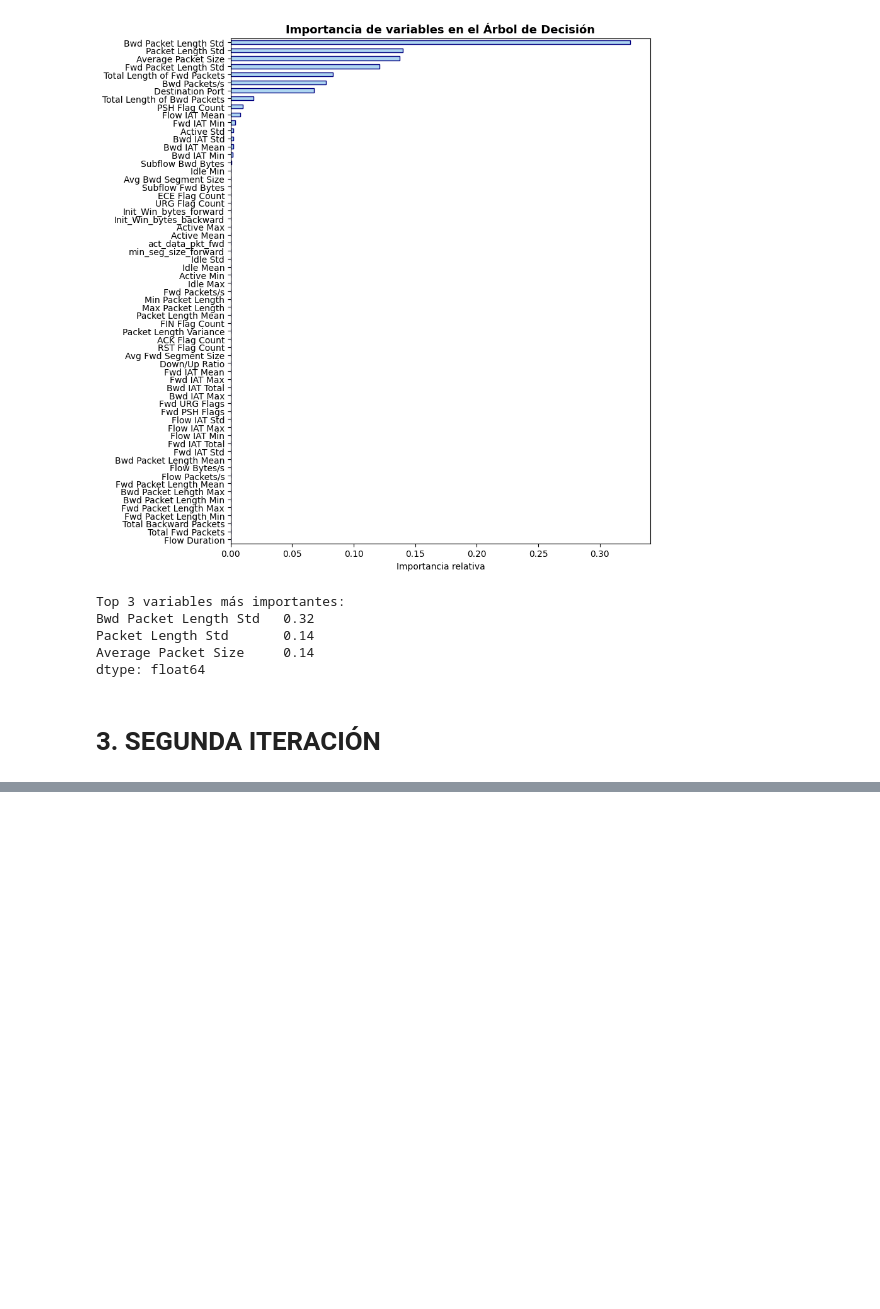
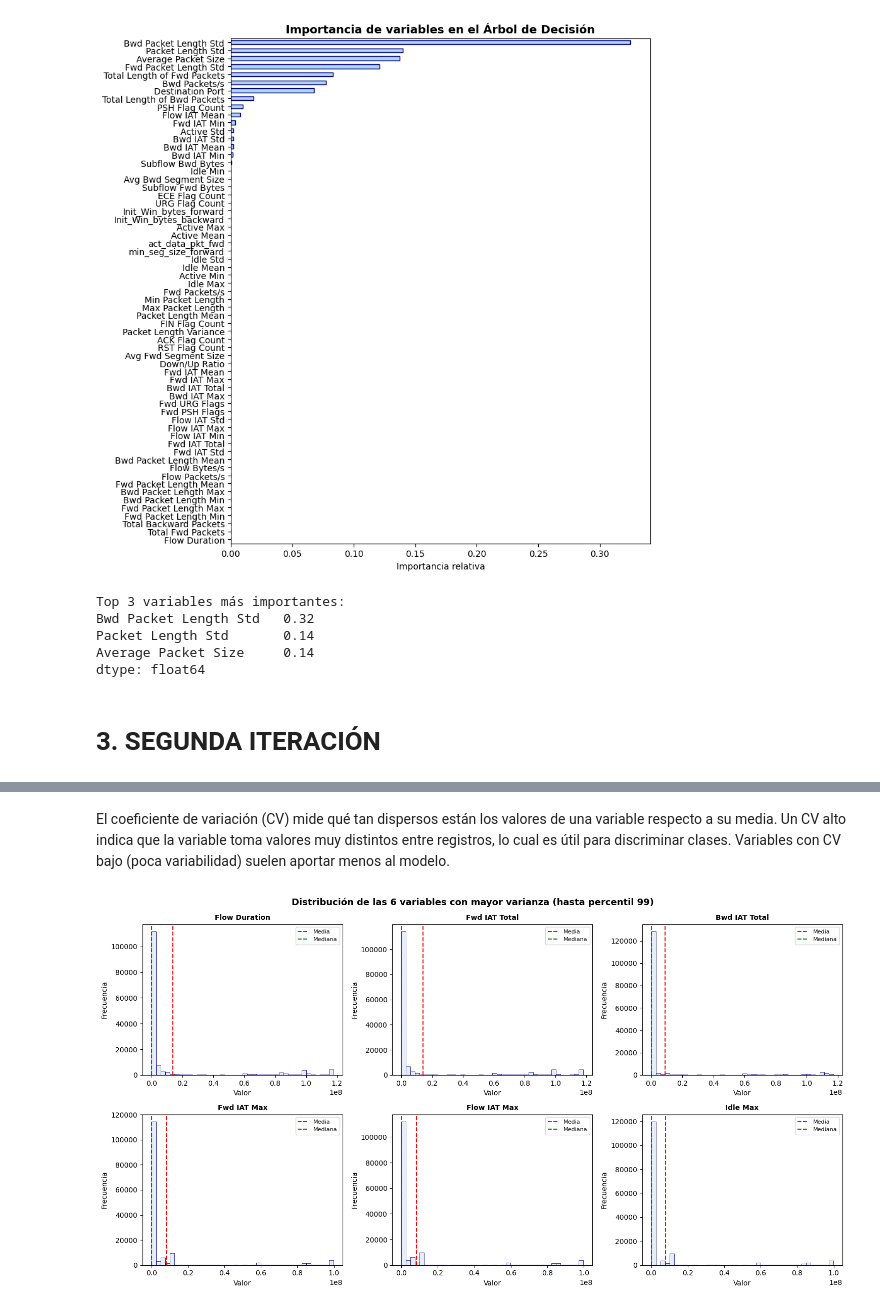
Before and after one commit to jotaeleb/tif-ciencias-de-datos, a Jupyter notebook: notebooks/proyecto_entrenamiento.ipynb, the cells around one changed output, grey strips where cells are left out. Cells and saved outputs as stored; diff of their text form; code cells hidden in the pictures; blank space fills up the shorter version.

```diff
--- a/notebooks/proyecto_entrenamiento.ipynb
+++ b/notebooks/proyecto_entrenamiento.ipynb
@@ -331,0 +377,27 @@ dtype: float64
+# %% [markdown]
+El coeficiente de variación (CV) mide qué tan dispersos están los valores de una variable respecto a su media. Un CV alto indica que la variable toma valores muy distintos entre registros, lo cual es útil para discriminar clases. Variables con CV bajo (poca variabilidad) suelen aportar menos al modelo.
+# %%
+# Distribución de las 6 variables numéricas con mayor varianza
+top6 = X.var().nlargest(6).index
+
+fig, axes = plt.subplots(2, 3, figsize=(15, 8))
+
+for ax, col in zip(axes.flat, top6):
+    datos = X[col][X[col] <= X[col].quantile(0.99)]
+
+    # Histograma optimizado
+    sns.histplot(datos, bins=40, color='#E2EAFC', edgecolor='navy', alpha=0.85, ax=ax)
+
+    # Líneas de tendencia en una sola línea cada una usando la etiqueta nativa
+    ax.axvline(datos.mean(), color='red', ls='--', lw=1.5, label='Media')
+    ax.axvline(datos.median(), color='green', ls='--', lw=1.5, label='Mediana')
+
+    ax.set_title(col, fontweight='bold', fontsize=10)
+    ax.set(xlabel='Valor', ylabel='Frecuencia')
+    ax.legend(fontsize=8)
+
+fig.suptitle('Distribución de las 6 variables con mayor varianza (hasta percentil 99)', fontsize=13, fontweight='bold')
+plt.tight_layout()
+plt.show()
+# %% [output]
+[figure, added]
```
Also changed, not shown: parts of 39 cells of this notebook.
